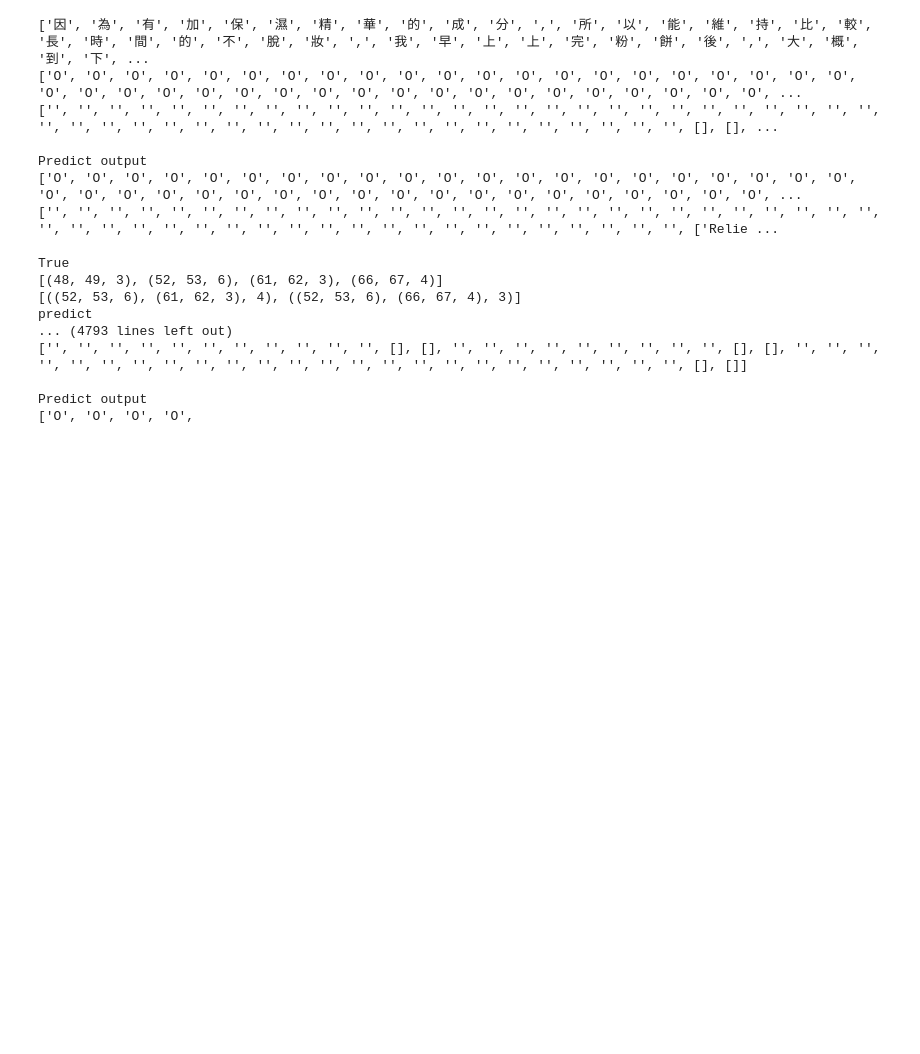
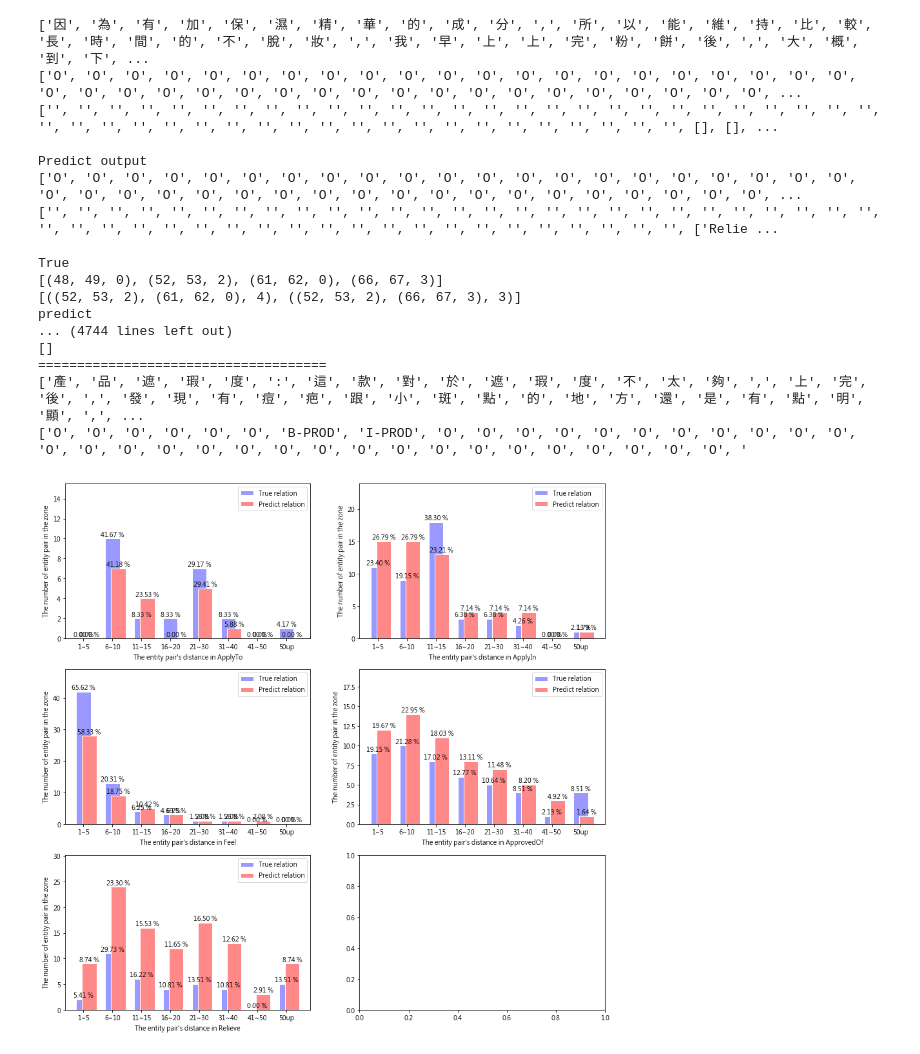
Before and after one commit to jojowither/JointERE, a Jupyter notebook: code/JointERE_main.ipynb, the cells around one changed output. Saved outputs shown, nothing was run; the diff lists cells and outputs as text; code cells hidden in the pictures; blank space fills up the shorter version.

```diff
--- a/code/JointERE_main.ipynb
+++ b/code/JointERE_main.ipynb
@@ -133,21 +139,22 @@ precision        recall          fbeta_score
 # %%
-e_score, er_score = model.score(dev_loader, isTrueEnt=True, rel_detail=True)
+e_score, er_score = model.score(dev_loader, isTrueEnt=True, rel_detail=True, analyze=True)
 # %% [output]
 ['因', '為', '有', '加', '保', '濕', '精', '華', '的', '成', '分', ',', '所', '以', '能', '維', '持', '比', '較', '長', '時', '間', '的', '不', '脫', '妝', ',', '我', '早', '上', '上', '完', '粉', '餅', '後', ',', '大', '概', '到', '下', ...
 ['O', 'O', 'O', 'O', 'O', 'O', 'O', 'O', 'O', 'O', 'O', 'O', 'O', 'O', 'O', 'O', 'O', 'O', 'O', 'O', 'O', 'O', 'O', 'O', 'O', 'O', 'O', 'O', 'O', 'O', 'O', 'O', 'O', 'O', 'O', 'O', 'O', 'O', 'O', 'O', ...
 ['', '', '', '', '', '', '', '', '', '', '', '', '', '', '', '', '', '', '', '', '', '', '', '', '', '', '', '', '', '', '', '', '', '', '', '', '', '', '', '', '', '', '', '', '', '', '', '', [], [], ...
 
 Predict output
 ['O', 'O', 'O', 'O', 'O', 'O', 'O', 'O', 'O', 'O', 'O', 'O', 'O', 'O', 'O', 'O', 'O', 'O', 'O', 'O', 'O', 'O', 'O', 'O', 'O', 'O', 'O', 'O', 'O', 'O', 'O', 'O', 'O', 'O', 'O', 'O', 'O', 'O', 'O', 'O', ...
 ['', '', '', '', '', '', '', '', '', '', '', '', '', '', '', '', '', '', '', '', '', '', '', '', '', '', '', '', '', '', '', '', '', '', '', '', '', '', '', '', '', '', '', '', '', '', '', '', ['Relie ...
 
 True
-[(48, 49, 3), (52, 53, 6), (61, 62, 3), (66, 67, 4)]
-[((52, 53, 6), (61, 62, 3), 4), ((52, 53, 6), (66, 67, 4), 3)]
+[(48, 49, 0), (52, 53, 2), (61, 62, 0), (66, 67, 3)]
+[((52, 53, 2), (61, 62, 0), 4), ((52, 53, 2), (66, 67, 3), 3)]
 predict
-... (4793 lines left out)
-['', '', '', '', '', '', '', '', '', '', '', [], [], '', '', '', '', '', '', '', '', '', [], [], '', '', '', '', '', '', '', '', '', '', '', '', '', '', '', '', '', '', '', '', '', '', '', '', [], []]
-
-Predict output
-['O', 'O', 'O', 'O',
+... (4744 lines left out)
+[]
+=====================================
+['產', '品', '遮', '瑕', '度', ':', '這', '款', '對', '於', '遮', '瑕', '度', '不', '太', '夠', ',', '上', '完', '後', ',', '發', '現', '有', '痘', '疤', '跟', '小', '斑', '點', '的', '地', '方', '還', '是', '有', '點', '明', '顯', ',', ...
+['O', 'O', 'O', 'O', 'O', 'O', 'B-PROD', 'I-PROD', 'O', 'O', 'O', 'O', 'O', 'O', 'O', 'O', 'O', 'O', 'O', 'O', 'O', 'O', 'O', 'O', 'O', 'O', 'O', 'O', 'O', 'O', 'O', 'O', 'O', 'O', 'O', 'O', 'O', '
+[figure, added]
 # %%
```
Also changed, not shown: parts of 8 cells of this notebook.
